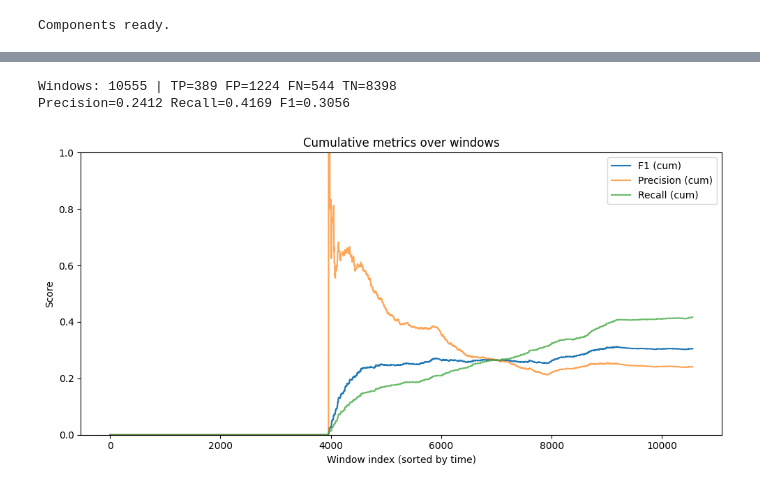
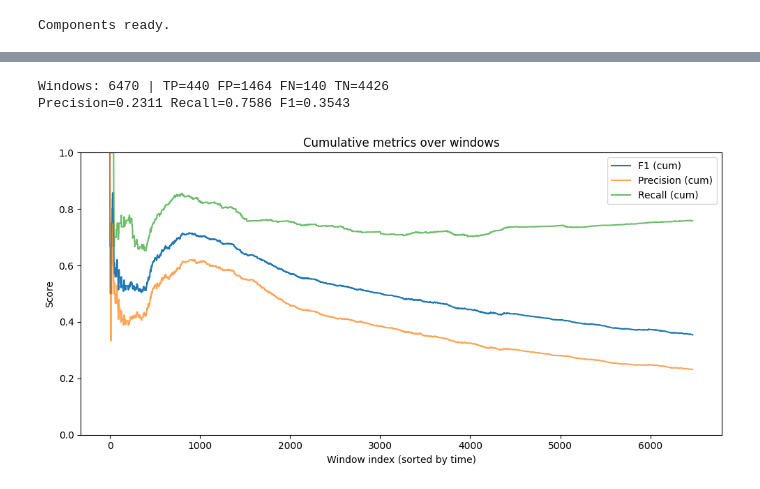
Before and after one commit to mikelandjelos/log-anomaly-analysis, a Jupyter notebook: log-anomaly-analysis/examples/notebooks/bgl_realtime_rtclasses.ipynb, the cells around one changed output, grey strips where cells are left out. Cells and saved outputs as stored; diff of their text form; code cells hidden in the pictures.

```diff
--- a/log-anomaly-analysis/examples/notebooks/bgl_realtime_rtclasses.ipynb
+++ b/log-anomaly-analysis/examples/notebooks/bgl_realtime_rtclasses.ipynb
@@ -27,7 +27,7 @@ for d in ["windowed", "event_matrix", "anomalies"]:
 # streaming params
 WINDOW_SIZE = "10m"
 ALLOWED_LATENESS = "0s"
-CHUNK_SIZE = 25000
+CHUNK_SIZE = 50_000
 
 # feature hashing
 HASH_BINS = 4096
@@ -36,8 +36,8 @@ HASH_SIGNED = True
 
 # PCA / detection
 WARMUP_WINDOWS = 4000
-VARIANCE_THRESHOLD = 0.95
-ALPHA_SPE = 1e-3
+VARIANCE_THRESHOLD = 0.85
+ALPHA_SPE = 5e-4
 USE_SCALING = True
 
 print("Dataset exists:", DATASET.exists())
@@ -101,7 +101,7 @@ scorer = StreamingPCAScorer(
         "use_scaling": USE_SCALING,
         "warmup_windows": WARMUP_WINDOWS,
         "max_components": 512,
-        "min_residual_eigs": 16,
+        "min_residual_eigs": 64,
     }
 )
 
@@ -154,13 +154,14 @@ for lines in iterate_file(DATASET, CHUNK_SIZE):
         if not scorer.warmed:
             scorer.partial_fit_warmup(X)
         else:
-            S, yhat = scorer.score(X)
+            S, T2, yhat = scorer.score(X)
             anom_df = pl.DataFrame({
                 "Window": feat_df["Window"],
                 "WindowStart": feat_df["WindowStart"],
                 "WindowEnd": feat_df["WindowEnd"],
                 "LogCount": feat_df["LogCount"],
                 "AnomalyScore_SPE": S,
+                "AnomalyScore_T2": T2,
                 "IsAnomaly": yhat,
             })
             write_df(OUT / "anomalies", "anomalies", anom_df)
@@ -178,13 +179,14 @@ if not feat_df.is_empty():
     if not scorer.warmed:
         scorer.partial_fit_warmup(X)
     else:
-        S, yhat = scorer.score(X)
+        S, T2, yhat = scorer.score(X)
         anom_df = pl.DataFrame({
             "Window": feat_df["Window"],
             "WindowStart": feat_df["WindowStart"],
             "WindowEnd": feat_df["WindowEnd"],
             "LogCount": feat_df["LogCount"],
             "AnomalyScore_SPE": S,
+            "AnomalyScore_T2": T2,
             "IsAnomaly": yhat,
         })
         write_df(OUT / "anomalies", "anomalies", anom_df)
@@ -220,6 +222,7 @@ import matplotlib.pyplot as plt
 
 # Load predictions
 anom_files = sorted((OUT / "anomalies").glob("*.parquet"))
+start_w = None
 if anom_files:
     pred_df = pl.concat(
         [pl.read_parquet(f) for f in anom_files], how="vertical", rechunk=True
@@ -229,6 +232,7 @@ if anom_files:
         .select(["Window", "IsAnomaly"])
         .sort("Window")
     )
+    start_w = pred_df["Window"].min()
 else:
     pred_df = pl.DataFrame({"Window": [], "IsAnomaly": []})
 
@@ -261,8 +265,10 @@ gt_df = pl.from_dicts([{"Window": k, "GT": v} for k, v in gt_map.items()]).sort(
     "Window"
 )
 
-# Join predictions with ground truth
-joined = pred_df.join(gt_df, on="Window", how="full").fill_null(False)
+# Filter GT to post-warm windows and join
+if start_w is not None:
+    gt_df = gt_df.filter(pl.col("Window") >= start_w)
+joined = pred_df.join(gt_df, on="Window", how="inner").fill_null(False)
 y_pred = joined["IsAnomaly"].to_numpy().astype(bool)
 y_true = joined["GT"].to_numpy().astype(bool)
 
@@ -274,33 +280,33 @@ TN = int(((y_pred == 0) & (y_true == 0)).sum())
 precision = TP / (TP + FP) if (TP + FP) > 0 else 0.0
 recall = TP / (TP + FN) if (TP + FN) > 0 else 0.0
 f1 = (
     (2 * precision * recall) / (precision + recall) if (precision + recall) > 0 else 0.0
 )
 
 print(f"Windows: {len(joined)} | TP={TP} FP={FP} FN={FN} TN={TN}")
 print(f"Precision={precision:.4f} Recall={recall:.4f} F1={f1:.4f}")
 
 # Cumulative curves over windows (sorted by time)
 cum_TP = np.cumsum(((y_pred == 1) & (y_true == 1)).astype(int))
 cum_FP = np.cumsum(((y_pred == 1) & (y_true == 0)).astype(int))
 cum_FN = np.cumsum(((y_pred == 0) & (y_true == 1)).astype(int))
 eps = 1e-9
 prec_curve = cum_TP / np.maximum(cum_TP + cum_FP, 1)
 rec_curve = cum_TP / np.maximum(cum_TP + cum_FN, 1)
 f1_curve = (2 * prec_curve * rec_curve) / np.maximum(prec_curve + rec_curve, eps)
 
 plt.figure(figsize=(10, 5))
 plt.plot(f1_curve, label="F1 (cum)")
 plt.plot(prec_curve, label="Precision (cum)", alpha=0.7)
 plt.plot(rec_curve, label="Recall (cum)", alpha=0.7)
 plt.xlabel("Window index (sorted by time)")
 plt.ylabel("Score")
 plt.ylim(0, 1)
 plt.legend()
 plt.title("Cumulative metrics over windows")
 plt.tight_layout()
 plt.show()
 # %% [output]
-Windows: 10555 | TP=389 FP=1224 FN=544 TN=8398
-Precision=0.2412 Recall=0.4169 F1=0.3056
+Windows: 6470 | TP=440 FP=1464 FN=140 TN=4426
+Precision=0.2311 Recall=0.7586 F1=0.3543
-[figure, old version]
+[figure, new version]
```
Also changed, not shown: parts of 1 cell of this notebook, 1 other file.
